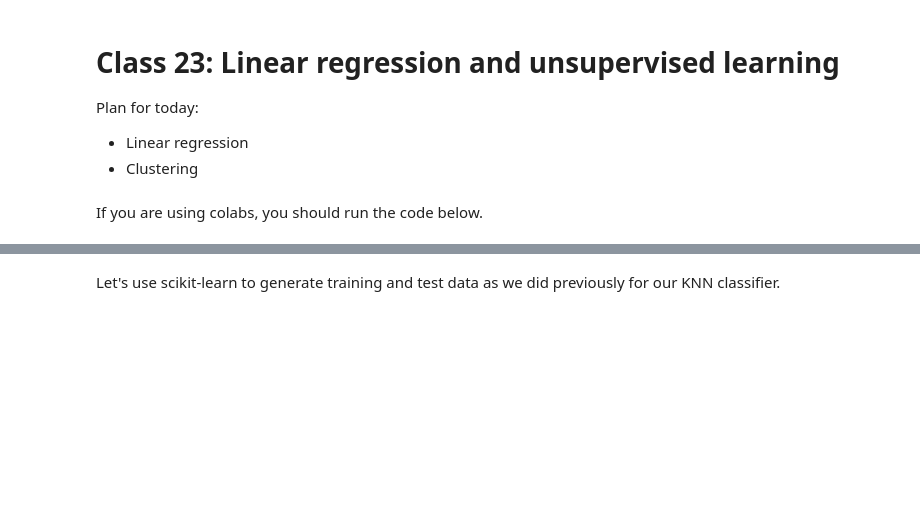
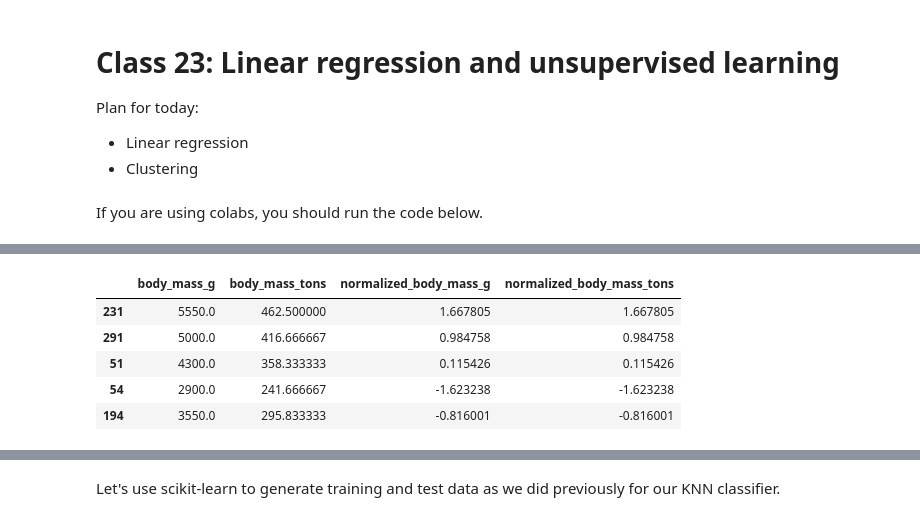
Before and after one commit to sharma-ai-927/YData_summer_25, a Jupyter notebook: ClassMaterial/class_code/class_23_answers.ipynb, the cells around one changed output, grey strips where cells are left out. Saved outputs shown, nothing was run; the diff lists cells and outputs as text; code cells hidden in the pictures; blank space fills up the shorter version.

```diff
--- a/ClassMaterial/class_code/class_23_answers.ipynb
+++ b/ClassMaterial/class_code/class_23_answers.ipynb
@@ -36,0 +55,5 @@ warnings.filterwarnings("ignore", category=FutureWarning)
+# %%
+X_penguin_features_sanity = penguins[['body_mass_g']].astype(float)
+X_penguin_features_sanity['body_mass_tons'] = X_penguin_features_sanity['body_mass_g']/(10^6)
+
+X_penguin_features_sanity.head(5)
@@ -36,0 +67,12 @@ warnings.filterwarnings("ignore", category=FutureWarning)
+# %%
+X_penguin_features_sanity["normalized_body_mass_g"] = (X_penguin_features_sanity['body_mass_g'] - X_penguin_features_sanity['body_mass_g'].mean())/X_penguin_features_sanity['body_mass_g'].std()
+X_penguin_features_sanity["normalized_body_mass_tons"] = (X_penguin_features_sanity['body_mass_tons'] - X_penguin_features_sanity['body_mass_tons'].mean())/X_penguin_features_sanity['body_mass_tons'].std()
+
+X_penguin_features_sanity.head(5)
+# %% [output]
+|  | body_mass_g | body_mass_tons | normalized_body_mass_g | normalized_body_mass_tons |
+| 231 | 5550.0 | 462.500000 | 1.667805 | 1.667805 |
+| 291 | 5000.0 | 416.666667 | 0.984758 | 0.984758 |
+| 51 | 4300.0 | 358.333333 | 0.115426 | 0.115426 |
+| 54 | 2900.0 | 241.666667 | -1.623238 | -1.623238 |
+| 194 | 3550.0 | 295.833333 | -0.816001 | -0.816001 |
```
Also changed, not shown: parts of 35 cells of this notebook, 1 other file.
